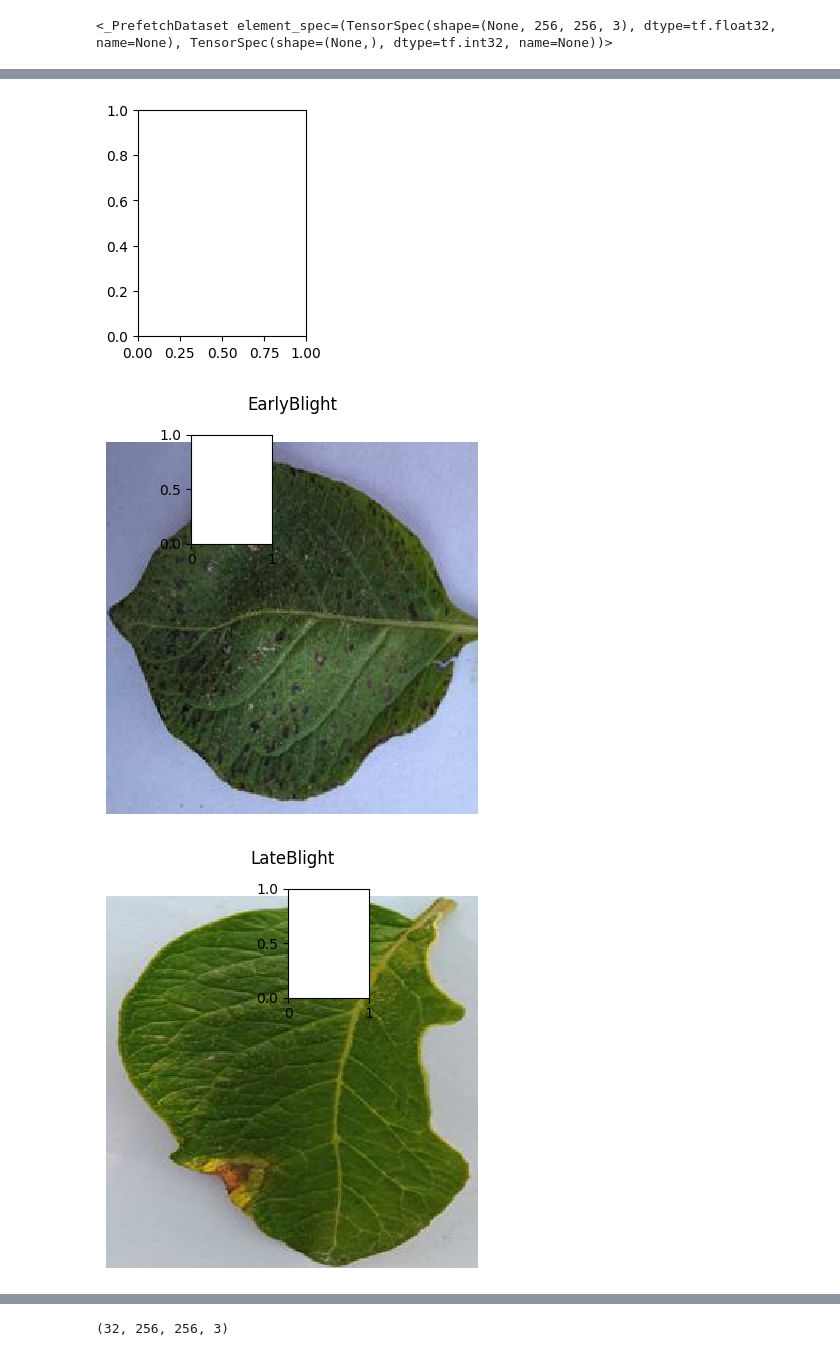
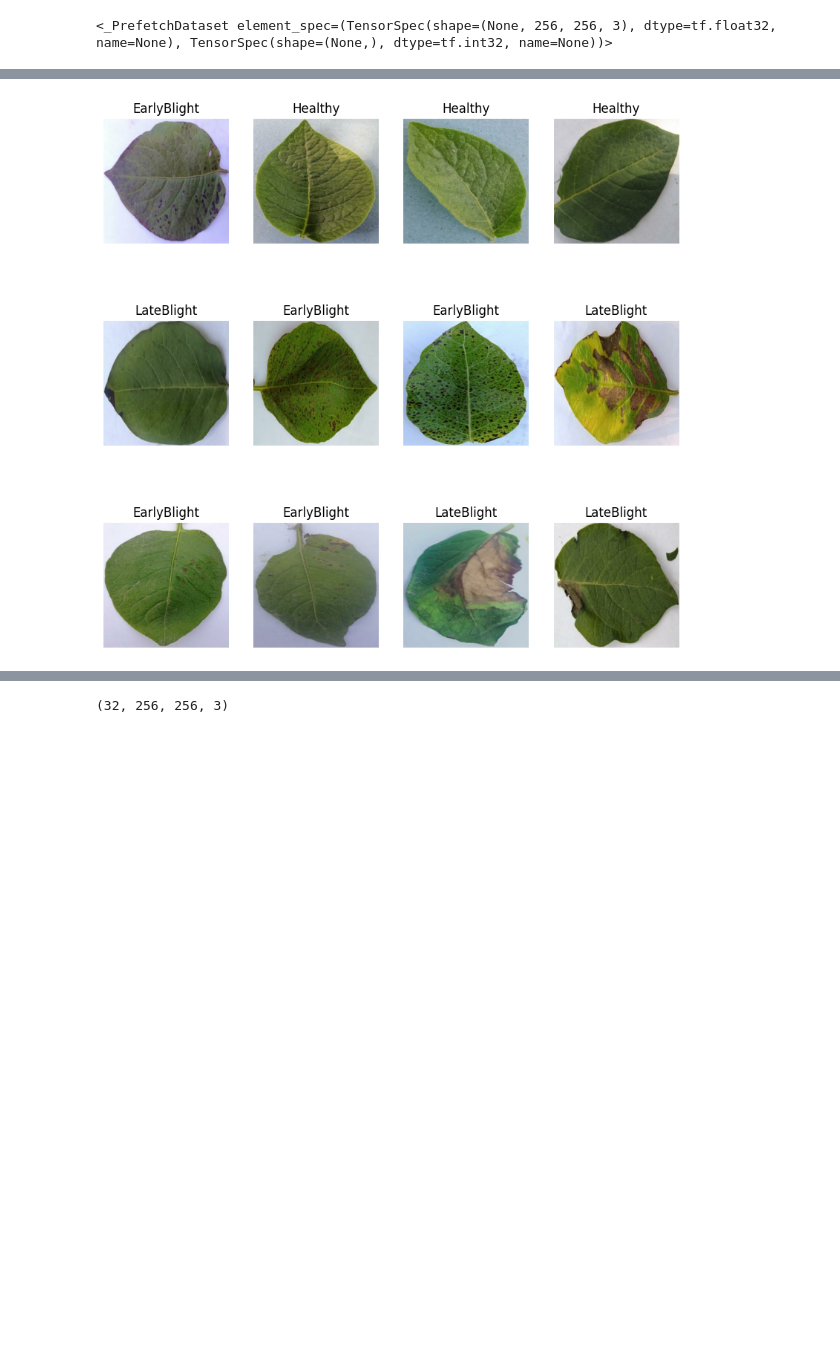
Before and after one commit to deepakalur4/Deep-learning-project-GCP-end-to-end-Potato-Disease-Classification-usng-CNN, a Jupyter notebook: Training.ipynb, the cells around one changed output, grey strips where cells are left out. Saved outputs shown, nothing was run; the diff lists cells and outputs as text; code cells hidden in the pictures; blank space fills up the shorter version.

```diff
--- a/Training.ipynb
+++ b/Training.ipynb
@@ -37,12 +38,10 @@ for image_batch,label_batch in dataset.take(1):
 # %%
 plt.figure(figsize=(10, 10))
-for image_batch,label_batch in dataset.take(1):
-    for i in range(10):
-        ax=plt.subplot(3,4,i+1)
-        plt.matshow(image_batch[i].numpy().astype("uint8"))
-        plt.title(dataset.class_names[label_batch[i]])
+for image_batch, labels_batch in dataset.take(1):
+    for i in range(12):
+        ax = plt.subplot(3, 4, i + 1)
+        plt.imshow(image_batch[i].numpy().astype("uint8"))
+        plt.title(dataset.class_names[labels_batch[i]])
         plt.axis("off")
 # %% [output]
-[figure, old version]
+[figure, new version]
-[figure, removed]
-[figure, removed]
```
Also changed, not shown: parts of 17 cells of this notebook, 1 other file.
